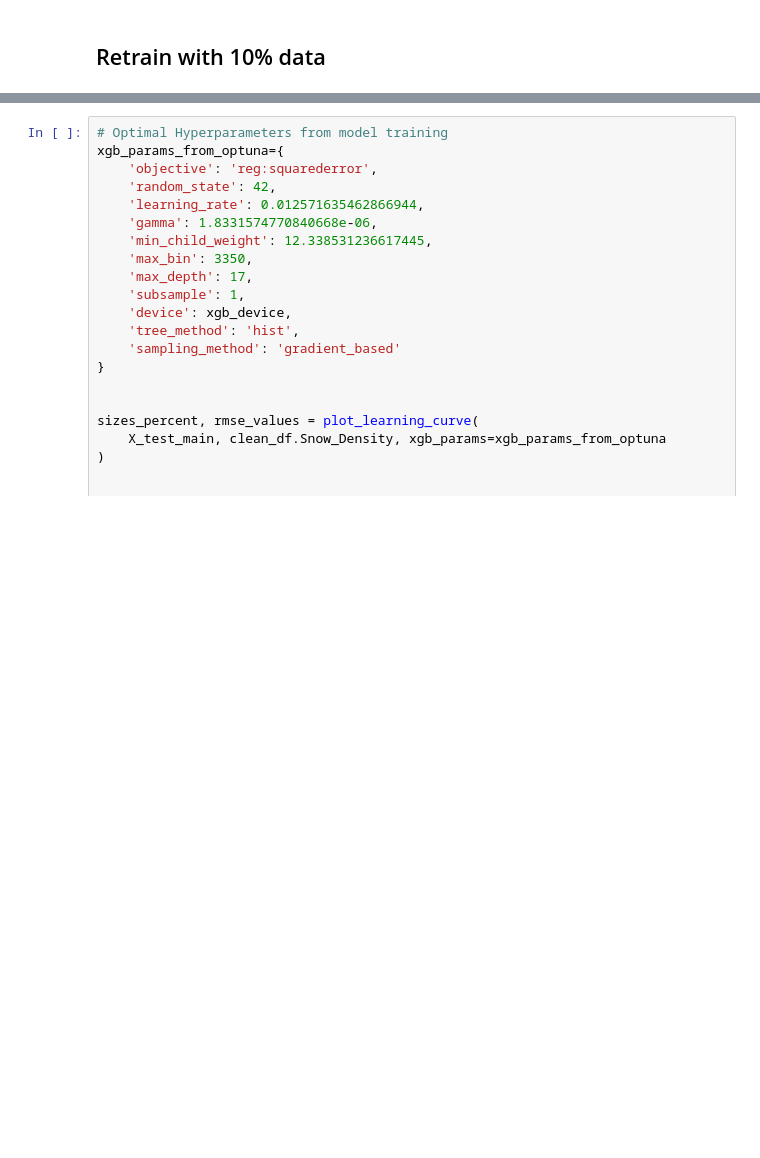
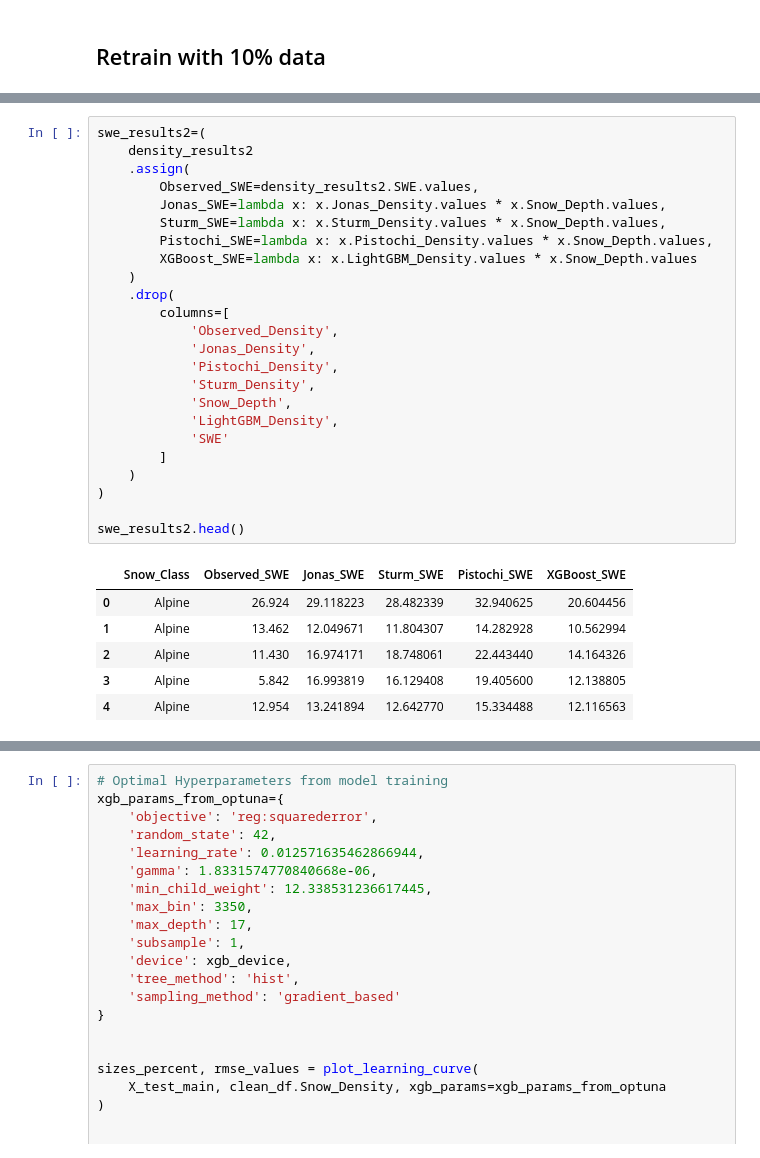
Before and after one commit to cryogars/density-models, a Jupyter notebook: notebooks/07_model_transferability_analysis.ipynb, the cells around one changed output, grey strips where cells are left out. Cells and saved outputs as stored; diff of their text form; blank space fills up the shorter version.

```diff
--- a/notebooks/07_model_transferability_analysis.ipynb
+++ b/notebooks/07_model_transferability_analysis.ipynb
@@ -357,0 +397,31 @@ plt.show()
+# %%
+swe_results2=(
+    density_results2
+    .assign(
+        Observed_SWE=density_results2.SWE.values,
+        Jonas_SWE=lambda x: x.Jonas_Density.values * x.Snow_Depth.values,
+        Sturm_SWE=lambda x: x.Sturm_Density.values * x.Snow_Depth.values,
+        Pistochi_SWE=lambda x: x.Pistochi_Density.values * x.Snow_Depth.values,
+        XGBoost_SWE=lambda x: x.LightGBM_Density.values * x.Snow_Depth.values
+    )
+    .drop(
+        columns=[
+            'Observed_Density',
+            'Jonas_Density',
+            'Pistochi_Density',
+            'Sturm_Density',
+            'Snow_Depth',
+            'LightGBM_Density',
+            'SWE'
+        ]
+    )
+)
+
+swe_results2.head()
+# %% [output]
+|  | Snow_Class | Observed_SWE | Jonas_SWE | Sturm_SWE | Pistochi_SWE | XGBoost_SWE |
+| 0 | Alpine | 26.924 | 29.118223 | 28.482339 | 32.940625 | 20.604456 |
+| 1 | Alpine | 13.462 | 12.049671 | 11.804307 | 14.282928 | 10.562994 |
+| 2 | Alpine | 11.430 | 16.974171 | 18.748061 | 22.443440 | 14.164326 |
+| 3 | Alpine | 5.842 | 16.993819 | 16.129408 | 19.405600 | 12.138805 |
+| 4 | Alpine | 12.954 | 13.241894 | 12.642770 | 15.334488 | 12.116563 |
```
Also changed, not shown: parts of 10 cells of this notebook.
